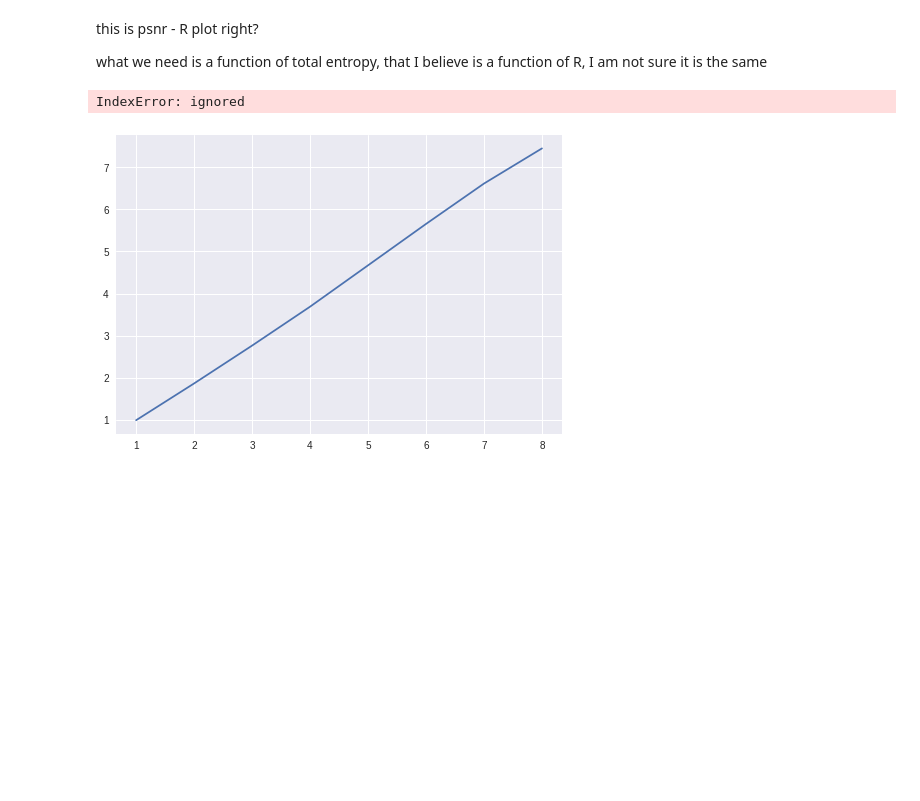
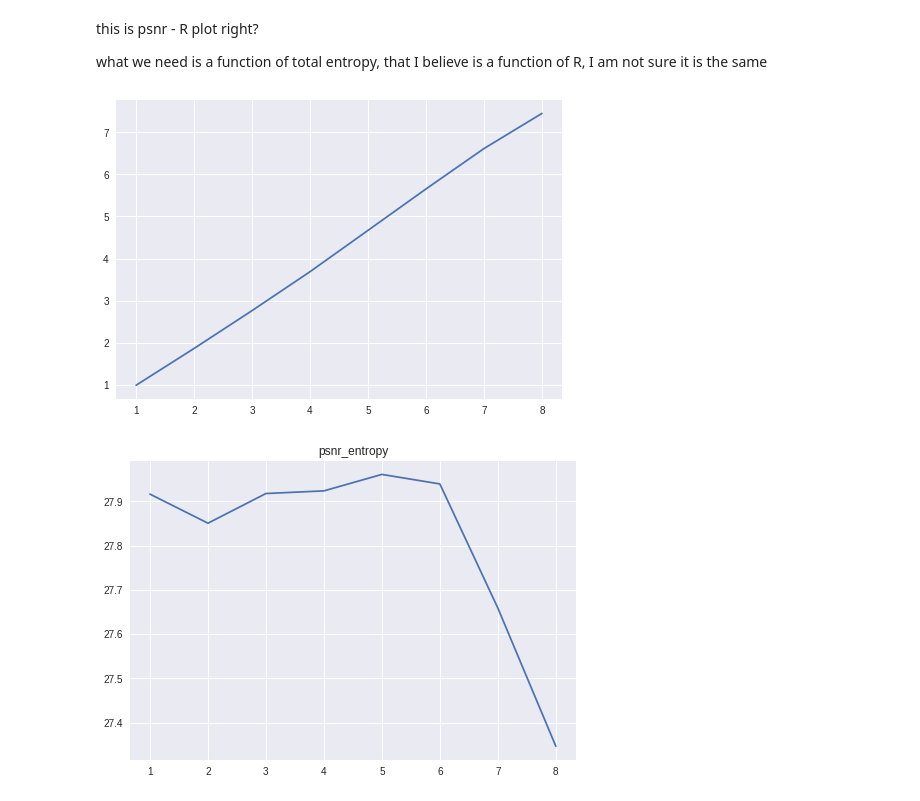
Before and after one commit to alvarogg777/colabCompression, a Jupyter notebook: Compress_Lab1.ipynb, the cells around one changed output. Drawn from its saved outputs; the diff is of its cells as text; code cells hidden in the pictures; blank space fills up the shorter version.

```diff
--- a/Compress_Lab1.ipynb
+++ b/Compress_Lab1.ipynb
@@ -38,5 +38,5 @@ def quantizer(input_img,R):#,delta):
   for index,value in enumerate(quantX):
     quantY[index]=math.floor(((value-minimum)/delta)+0.5)
   transformation=[quantX,quantY.values()]
-  return [quantizedImg,transformation]
+  return [[quantizedImg,delta,minimum],transformation]
 # %%
@@ -51,7 +49,8 @@ def dequantizer(input_img,oldR,newR):
   return deqImg
 # %%
 R=0
-quantizedImg,characteristic=quantizer(lena,R)
+quantized,characteristic=quantizer(lena,R)
+quantizedImg=quantized[0]
 plt.figure()
 plt.imshow(quantizedImg,cmap='gray')
 plt.figure()
@@ -66,7 +65,8 @@ Depending on the quantizer function Q(x) the plot can show 2^R or 2^R + 1 steps:
 # %%
 from sklearn.metrics import mean_squared_error as mse
 def getDistortion(input_img,R):
-  quantizedImg,characteristic=quantizer(input_img,R)
+  quantized,characteristic=quantizer(input_img,R)
+  quantizedImg=quantized[0]
 #     https://stackoverflow.com/questions/16774849/mean-squared-error-in-numpy
   MSE=mse(input_img,quantizedImg)
 #   mse = np.mean(np.power(np.subtract(input_img,quantized),2))#.mean()
@@ -145,14 +144,16 @@ this is psnr - R plot right?
 
 what we need is a function of total entropy, that I believe is a function of R, I am not sure it is the same
 # %%
-# def psnr_entropy(input_img):
-#   R=np.arange(1,9)
-#   X=TotalEntropy(input_img)
-#   for i in X:
-#      R[i]=10*np.log10((255**2)/getDistortion(input_img,i))
-#   plt.plot(X,R.values())
+def psnr_entropy(input_img):
+  R={}
+  X=TotalEntropy(input_img)
+  for i in X:
+     R[i]=10*np.log10((255**2)/getDistortion(input_img,X[i]))
+  plt.figure()
+  plt.title('psnr_entropy')
+  plt.plot(X.keys(),R.values())
 
-# psnr_entropy(lena)
+psnr_entropy(lena)
 # %% [output]
-IndexError: ignored
 [figure]
+[figure, added]
```
Also changed, not shown: parts of 2 cells of this notebook.
